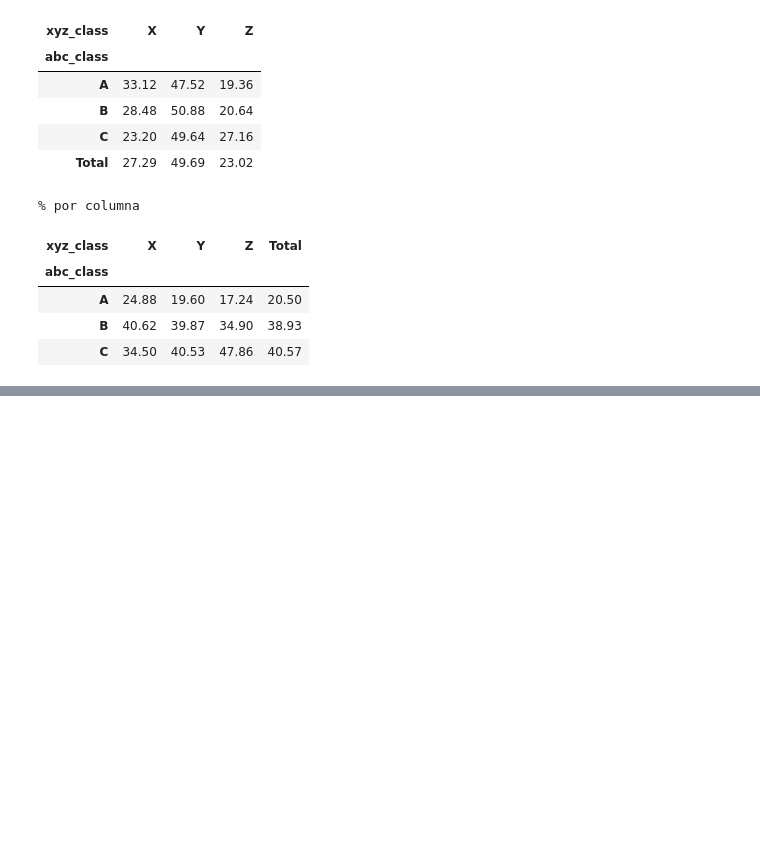
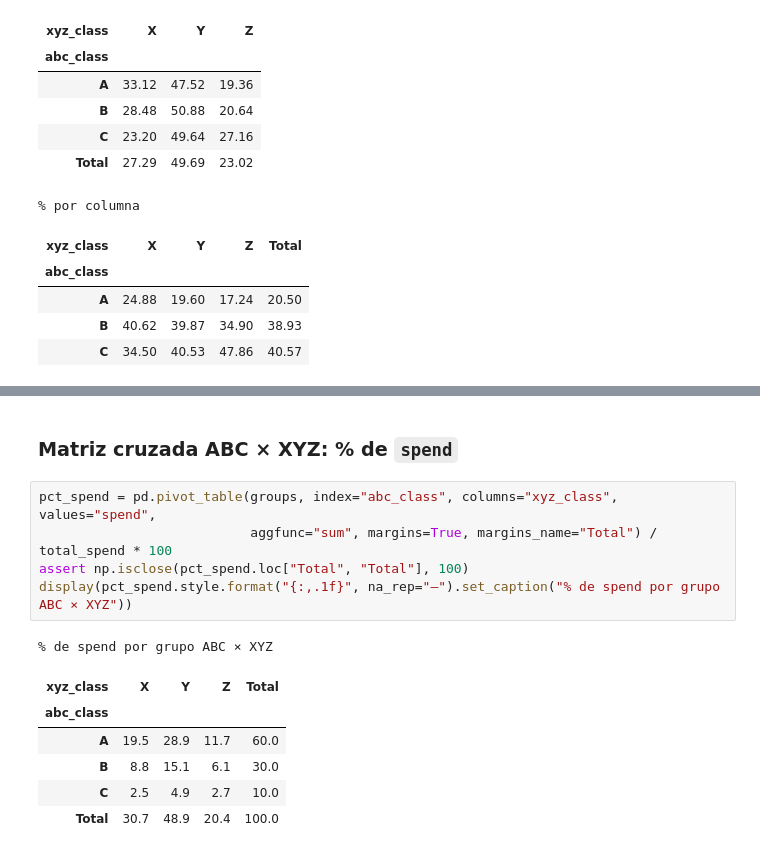
Before and after one commit to JoseSalas98/demand-forecasting-replenishment, a Jupyter notebook: notebooks/02_eda_five_years.ipynb, the cells around one changed output, grey strips where cells are left out. Cells and saved outputs as stored; diff of their text form; blank space fills up the shorter version.

```diff
--- a/notebooks/02_eda_five_years.ipynb
+++ b/notebooks/02_eda_five_years.ipynb
@@ -746,0 +838,15 @@ display(by_col.round(2))
+# %% [markdown]
+### Matriz cruzada ABC × XYZ: % de `spend`
+# %%
+pct_spend = pd.pivot_table(groups, index="abc_class", columns="xyz_class", values="spend",
+                           aggfunc="sum", margins=True, margins_name="Total") / total_spend * 100
+assert np.isclose(pct_spend.loc["Total", "Total"], 100)
+display(pct_spend.style.format("{:,.1f}", na_rep="–").set_caption("% de spend por grupo ABC × XYZ"))
+# %% [output]
+% de spend por grupo ABC × XYZ
+| xyz_class | X | Y | Z | Total |
+| abc_class |  |  |  |  |
+| A | 19.5 | 28.9 | 11.7 | 60.0 |
+| B | 8.8 | 15.1 | 6.1 | 30.0 |
+| C | 2.5 | 4.9 | 2.7 | 10.0 |
+| Total | 30.7 | 48.9 | 20.4 | 100.0 |
```
Also changed, not shown: parts of 9 cells of this notebook.
